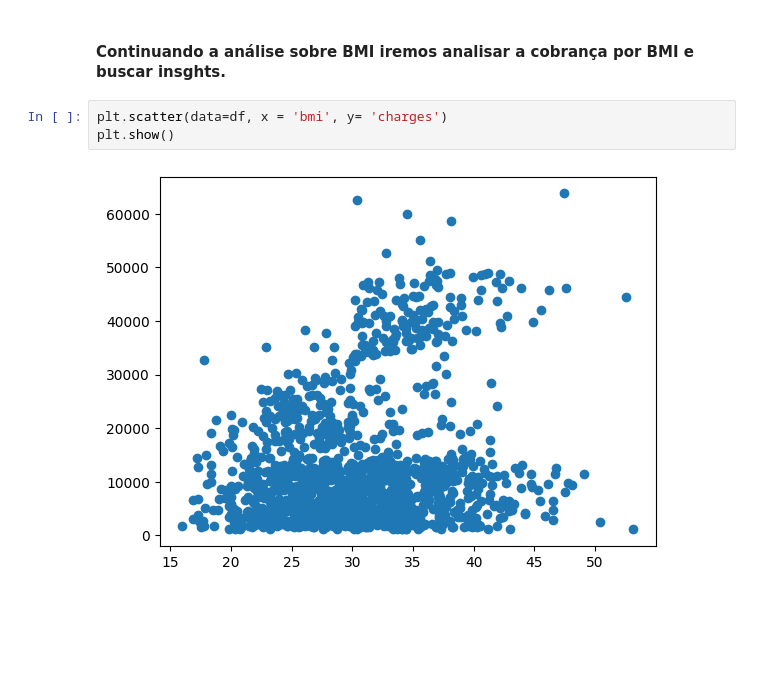
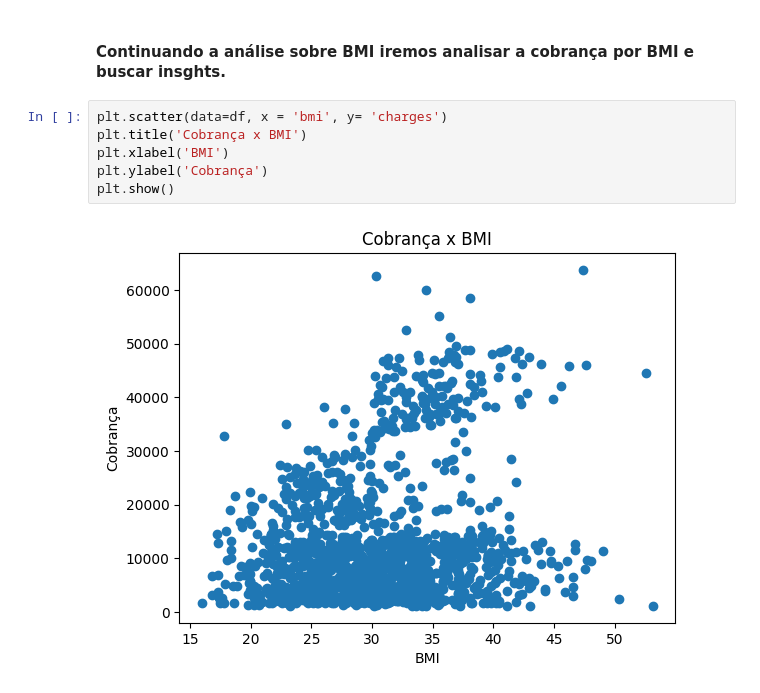
Before and after one commit to lucasghidini/analise-plano-de-saude, a Jupyter notebook: planosdesaude.ipynb, the cells around one changed output. Saved outputs shown, nothing was run; the diff lists cells and outputs as text; blank space fills up the shorter version.

```diff
--- a/planosdesaude.ipynb
+++ b/planosdesaude.ipynb
@@ -197,6 +197,9 @@ Nota-se que a região southeast contem uma média de BMI maior que as outras 3 r
 #### Continuando a análise sobre BMI iremos analisar a cobrança por BMI e buscar insghts.
 # %%
 plt.scatter(data=df, x = 'bmi', y= 'charges')
+plt.title('Cobrança x BMI')
+plt.xlabel('BMI')
+plt.ylabel('Cobrança')
 plt.show()
 # %% [output]
-[figure, old version]
+[figure, new version]
```
Also changed, not shown: parts of 3 cells of this notebook.
